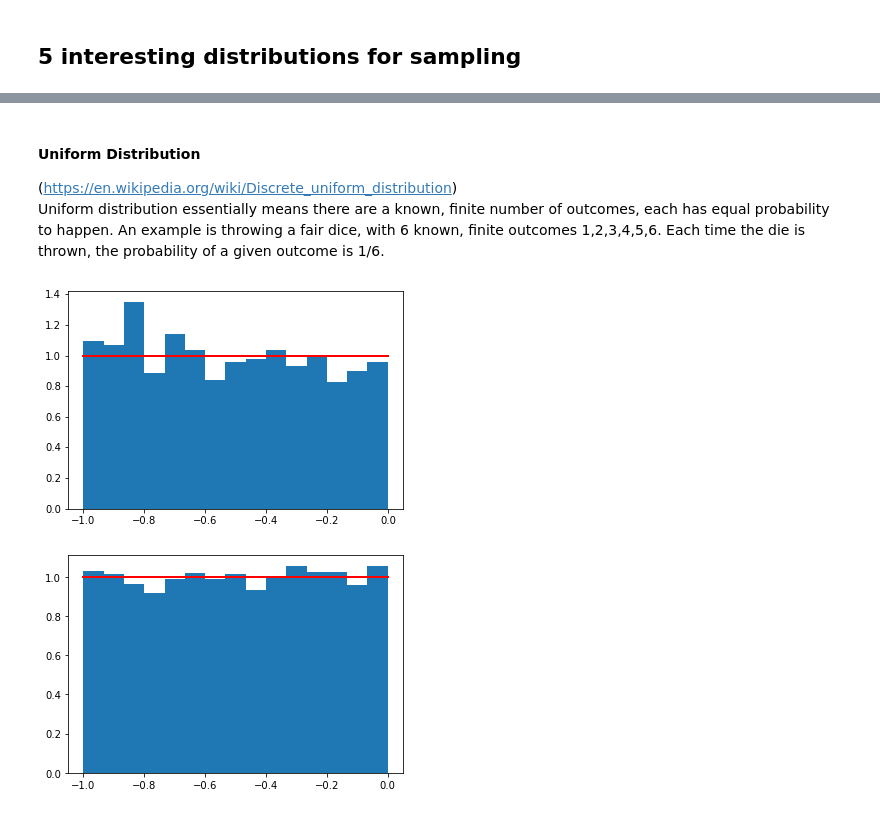
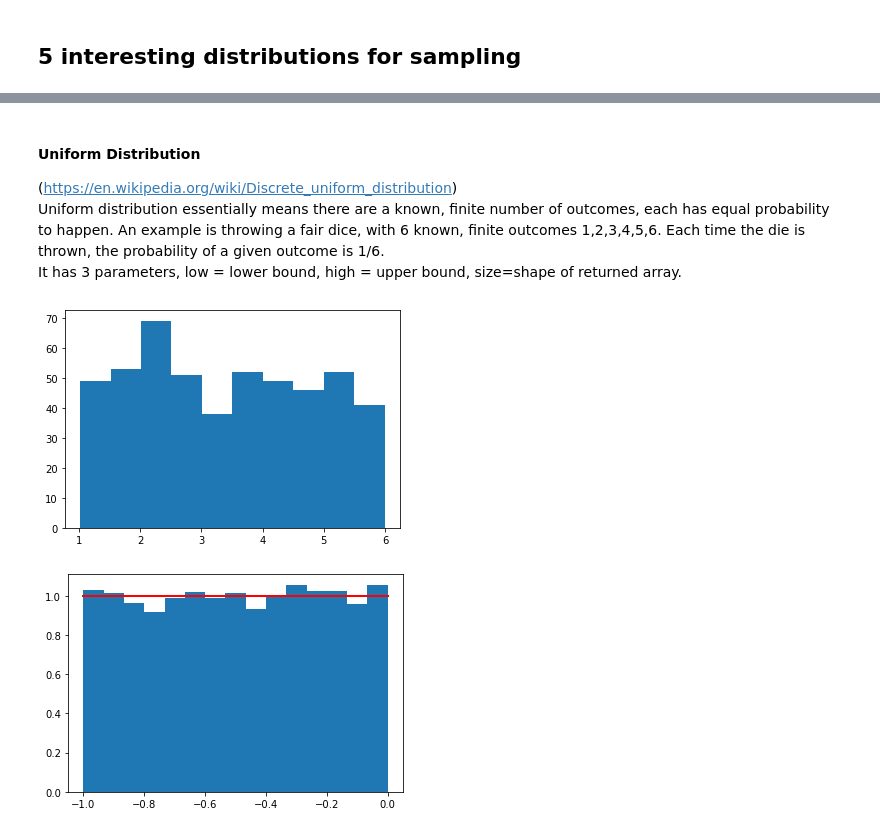
Before and after one commit to HazelIP/Programming-for-DA-assignment, a Jupyter notebook: Numpy Random package.ipynb, the cells around one changed output, grey strips where cells are left out. Saved outputs shown, nothing was run; the diff lists cells and outputs as text; code cells hidden in the pictures.

```diff
--- a/Numpy Random package.ipynb
+++ b/Numpy Random package.ipynb
@@ -419,16 +431,18 @@ plt.show()
 # %% [markdown]
 #### Uniform Distribution
 (https://en.wikipedia.org/wiki/Discrete_uniform_distribution) <br>
-Uniform distribution essentially means there are a known, finite number of outcomes, each has equal probability to happen. An example is throwing a fair dice, with 6 known, finite outcomes 1,2,3,4,5,6. Each time the die is thrown, the probability of a given outcome is 1/6.
+Uniform distribution essentially means there are a known, finite number of outcomes, each has equal probability to happen. An example is throwing a fair dice, with 6 known, finite outcomes 1,2,3,4,5,6. Each time the die is thrown, the probability of a given outcome is 1/6.<br>
+It has 3 parameters, low = lower bound, high = upper bound, size=shape of returned array.
 # %%
 # uniform
-import matplotlib.pyplot as plt
-s = np.random.default_rng().uniform(-1,0,1000)
-count, bins, ignored = plt.hist(s, 15, density=True)
-plt.plot(bins, np.ones_like(bins), linewidth=2, color='r')
+
+s = rng.uniform(1,6,500)
+#count, bins, ignored = plt.hist(s, 15, density=True)
+plt.hist(s,bins=10)
+#plt.plot(bins, np.ones_like(bins), linewidth=2, color='r')
 plt.show()
 # %% [output]
-[figure, old version]
+[figure, new version]
 # %%
 # uniform
 import matplotlib.pyplot as plt
```
Also changed, not shown: parts of 48 cells of this notebook.
